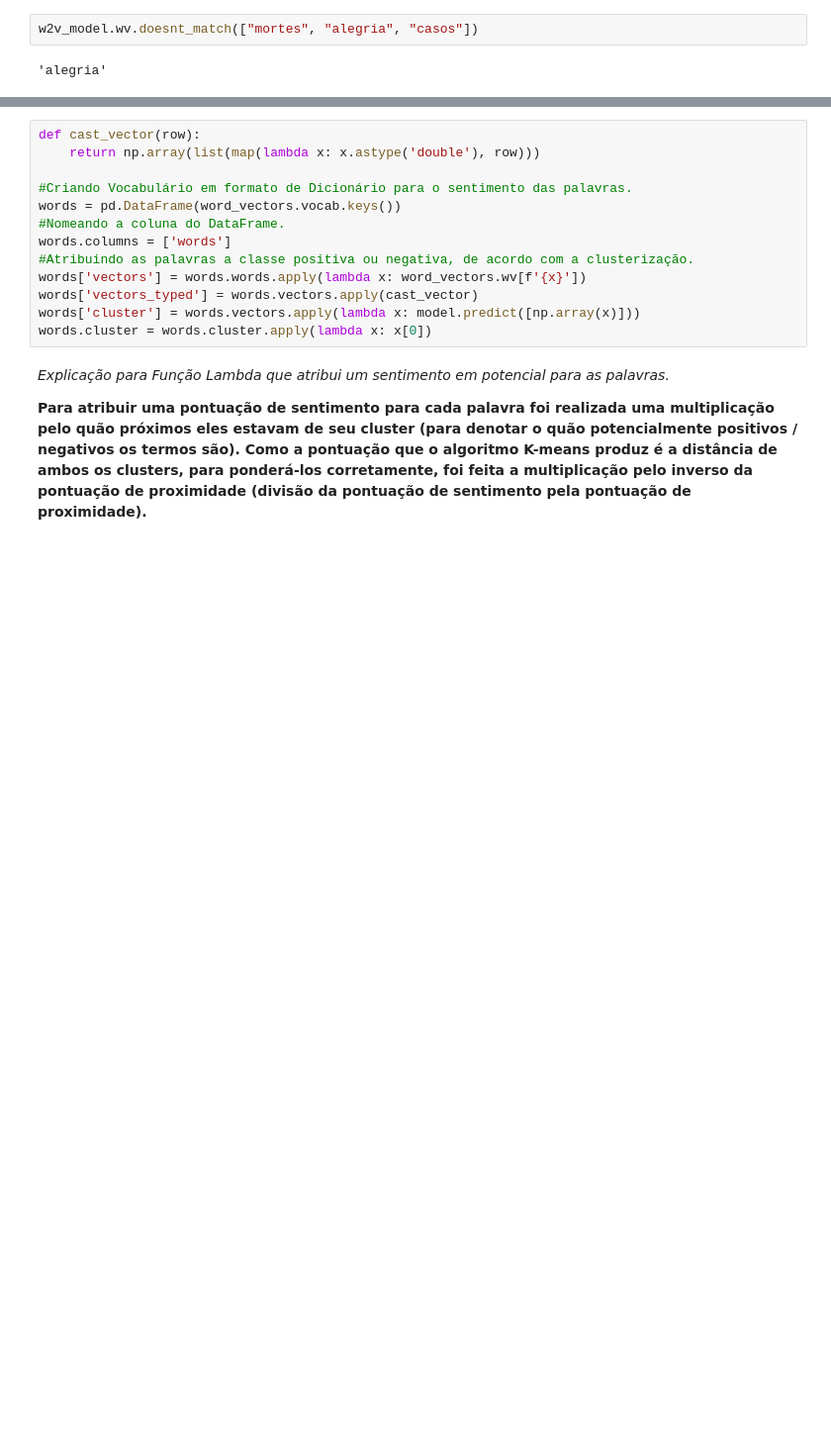
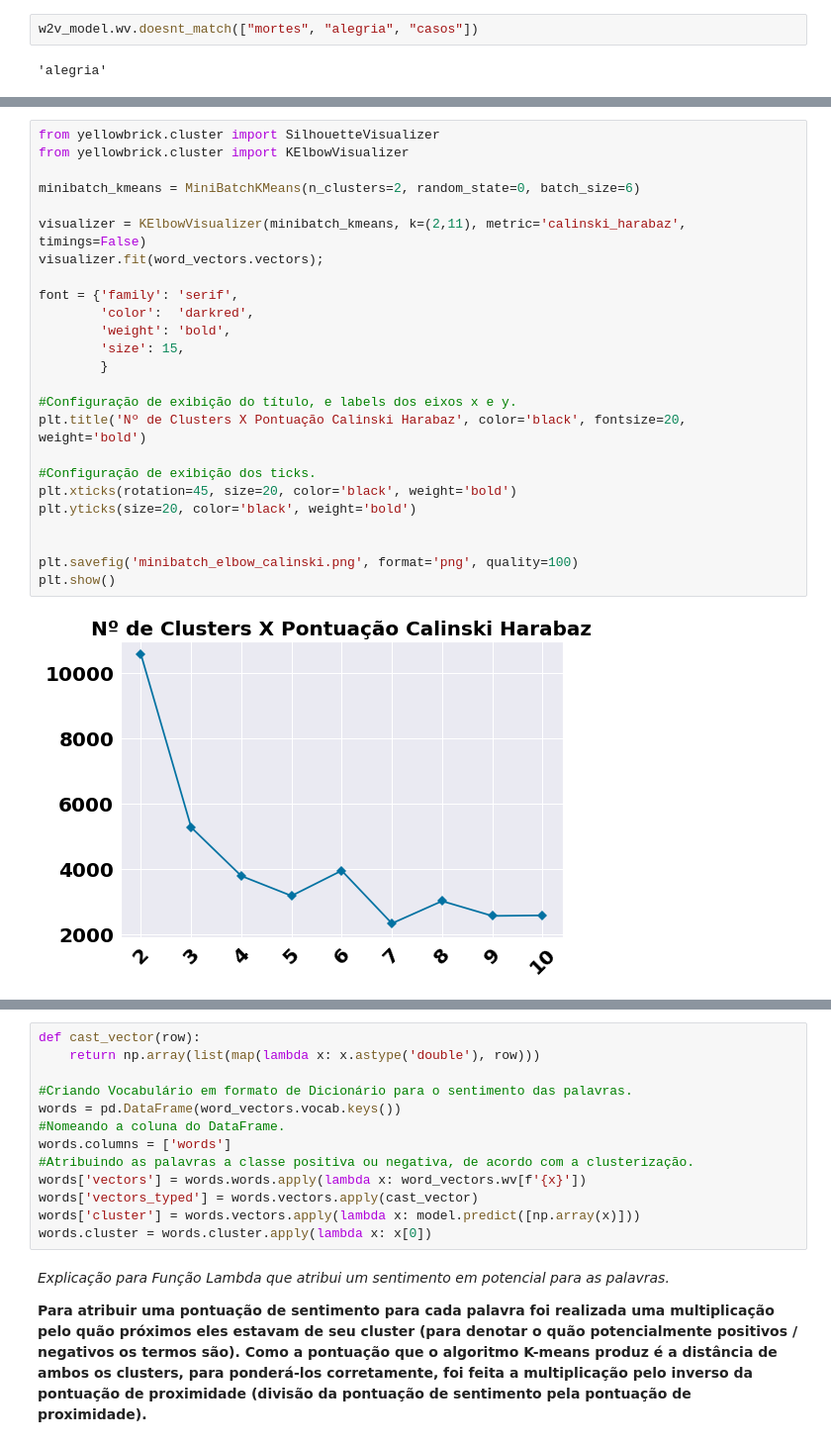
Before and after one commit to italolima04/monitoria-probabilidade-estatistica, a Jupyter notebook: Pesquisa-PID/Implementação-Algoritmos/Testes_Pesquisa.ipynb, the cells around one changed output, grey strips where cells are left out. Shown at 99% size. Cells and saved outputs as stored; diff of their text form; blank space fills up the shorter version.

```diff
--- a/Pesquisa-PID/Implementação-Algoritmos/Testes_Pesquisa.ipynb
+++ b/Pesquisa-PID/Implementação-Algoritmos/Testes_Pesquisa.ipynb
@@ -627,0 +655,27 @@ plt.show()
+# %%
+from yellowbrick.cluster import SilhouetteVisualizer
+from yellowbrick.cluster import KElbowVisualizer
+
+minibatch_kmeans = MiniBatchKMeans(n_clusters=2, random_state=0, batch_size=6)
+
+visualizer = KElbowVisualizer(minibatch_kmeans, k=(2,11), metric='calinski_harabaz', timings=False)
+visualizer.fit(word_vectors.vectors);
+
+font = {'family': 'serif',
+        'color':  'darkred',
+        'weight': 'bold',
+        'size': 15,
+        }
+
+#Configuração de exibição do título, e labels dos eixos x e y.
+plt.title('Nº de Clusters X Pontuação Calinski Harabaz', color='black', fontsize=20, weight='bold')
+
+#Configuração de exibição dos ticks.
+plt.xticks(rotation=45, size=20, color='black', weight='bold')
+plt.yticks(size=20, color='black', weight='bold')
+
+
+plt.savefig('minibatch_elbow_calinski.png', format='png', quality=100)
+plt.show()
+# %% [output]
+[figure, added]
```
Also changed, not shown: parts of 110 cells of this notebook.
